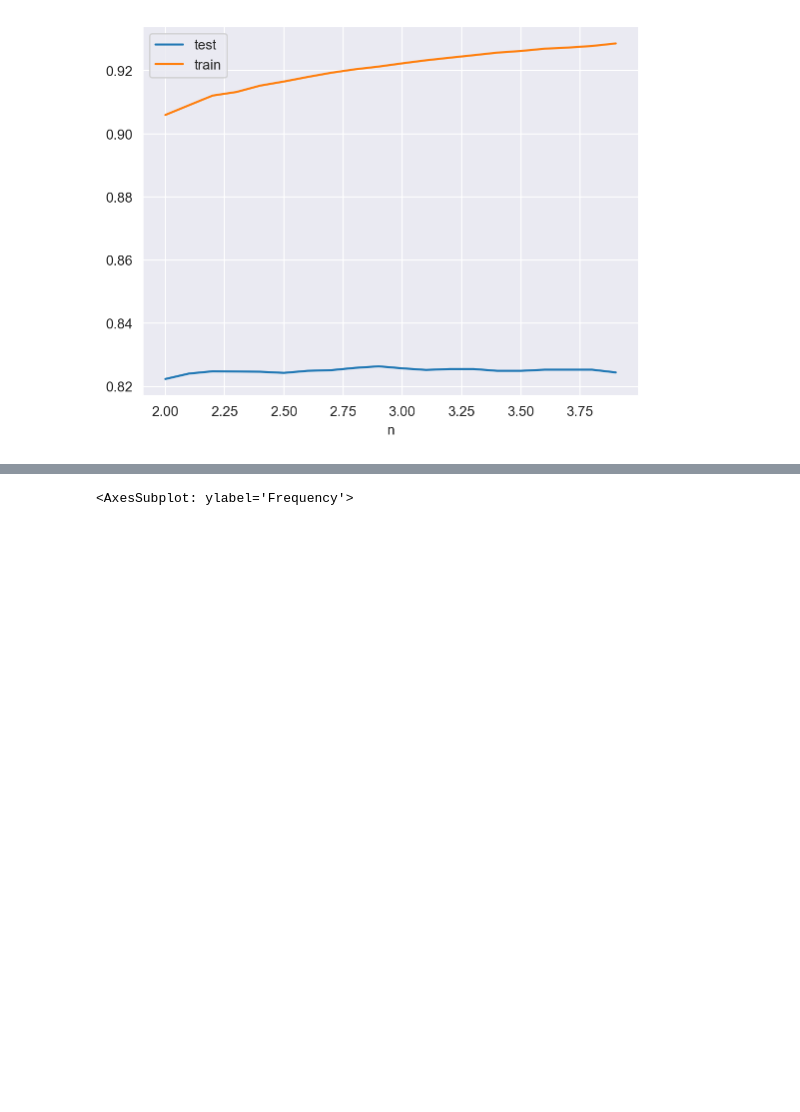
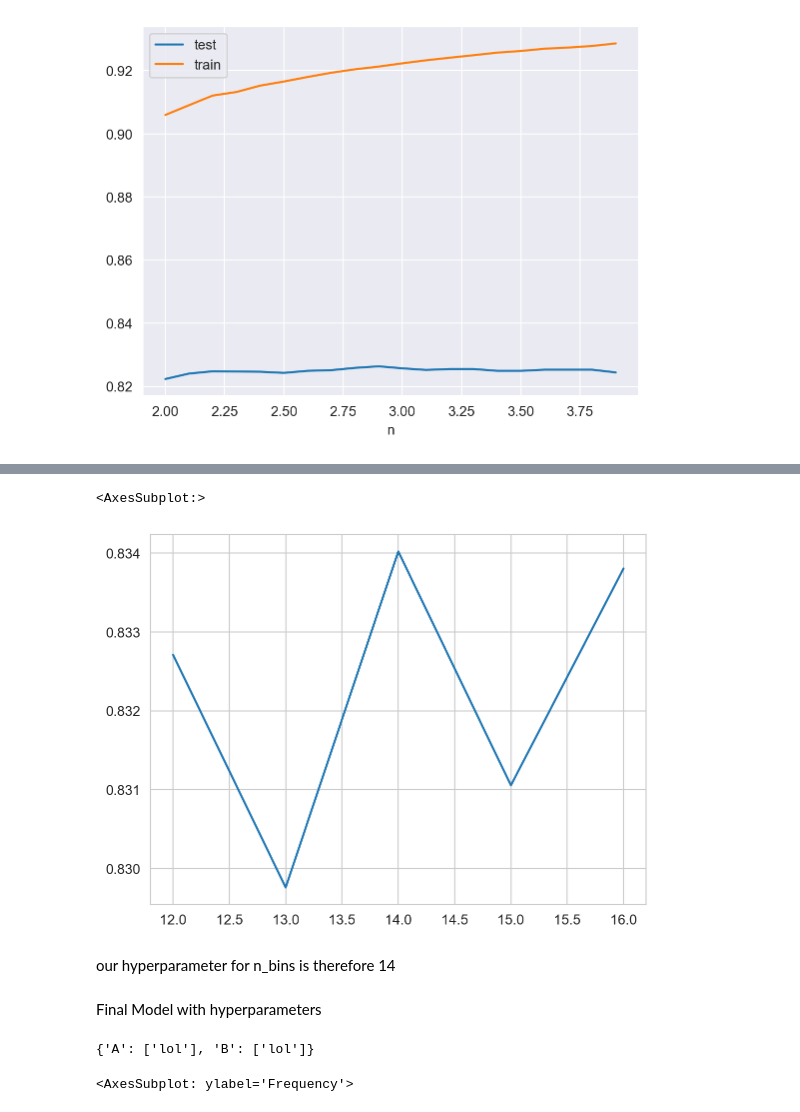
Before and after one commit to pemukl/dsc80-stock-prediction, a Jupyter notebook: stocks.ipynb, the cells around one changed output, grey strips where cells are left out. Saved outputs shown, nothing was run; the diff lists cells and outputs as text; code cells hidden in the pictures; blank space fills up the shorter version.

Commit message:
JM | final model and summary

```diff
--- a/stocks.ipynb
+++ b/stocks.ipynb
@@ -181,6 +156,7 @@ NameError: name 'X' is not defined
 from sklearn.preprocessing import KBinsDiscretizer
 from stdscaler import StdScalerByGroup
 import time, datetime
+res = []
 year_prefix_hotencode = Pipeline([
     ("transform-date-to-int", FunctionTransformer(lambda x : x["transaction_date"].apply(lambda x : time.mktime(datetime.datetime.strptime(x, "%Y-%m-%d").timetuple())))),
     ("to-2d-df", FunctionTransformer(lambda x : pd.DataFrame(x))),
@@ -195,12 +171,10 @@ transformers=[
 )
 pl = Pipeline([
     ('preproc', preproc),
-    ('embedding', SVC(C=3, class_weight={"REP":0.65, "DEM": 0.34})),
+    ('embedding', SVC()),
 ])
-res = {}
-for x in range(1):
-    print(x)
-    X_train, X_test, y_train, y_test = train_test_split(X, y.values.ravel())
+for x in range(25):
+    X_train, X_test, y_train, y_test = train_test_split(X, y.values.ravel(), random_state=x)
     pl.fit(X_train, y_train)
     res.append(pl.score(X_test, y_test))
 pd.Series(res).hist()
@@ -231,5 +180,0 @@ dtype: int64
-# %%
-preproc.fit(X)
-data = preproc.transform(X)
-df = pd.DataFrame(data.toarray())
-df.isna()
@@ -324,0 +235,28 @@ df.set_index("n").plot()
+# %%
+from sklearn.preprocessing import KBinsDiscretizer
+from stdscaler import StdScalerByGroup
+import time, datetime
+res = {}
+for n in range(2, 17):
+    res[n] = []
+    year_prefix_hotencode = Pipeline([
+        ("transform-date-to-int", FunctionTransformer(lambda x : x["transaction_date"].apply(lambda x : time.mktime(datetime.datetime.strptime(x, "%Y-%m-%d").timetuple())))),
+        ("to-2d-df", FunctionTransformer(lambda x : pd.DataFrame(x))),
+        ("bins", KBinsDiscretizer(n_bins=n)),
+    ])
+    preproc = ColumnTransformer(
+    transformers=[
+        ('amount', OneHotEncoder(handle_unknown='ignore'), ["amount", "type", "ticker"]),
+        ('year', year_prefix_hotencode, ["transaction_date"]),
+        ('stdscalerbygroup', StdScalerByGroup(), ["type", "amount"])
+    ]
+    )
+    pl = Pipeline([
+        ('preproc', preproc),
+        ('embedding', SVC(C=3)),
+    ])
+    for x in range(25):
+        X_train, X_test, y_train, y_test = train_test_split(X, y.values.ravel(), random_state=x)
+        pl.fit(X_train, y_train)
+        res[n].append(pl.score(X_test, y_test))
+pd.Series(res).apply(lambda x : np.mean(x)).plot()
@@ -325,3 +281,40 @@ df.set_index("n").plot()
+# %%
+pd.Series(res).apply(lambda x : np.mean(x)).plot()
+# %% [output]
+<AxesSubplot:>
+[figure, added]
+# %% [markdown]
+our hyperparameter for n_bins is therefore 14
+# %% [markdown]
+Final Model with hyperparameters
+# %%
+from sklearn.preprocessing import KBinsDiscretizer
+from stdscaler import StdScalerByGroup
+import time, datetime
+res = []
+year_prefix_hotencode = Pipeline([
+    ("transform-date-to-int", FunctionTransformer(lambda x : x["transaction_date"].apply(lambda x : time.mktime(datetime.datetime.strptime(x, "%Y-%m-%d").timetuple())))),
+    ("to-2d-df", FunctionTransformer(lambda x : pd.DataFrame(x))),
+    ("bins", KBinsDiscretizer(n_bins=14)),
+])
+preproc = ColumnTransformer(
+transformers=[
+    ('amount', OneHotEncoder(handle_unknown='ignore'), ["amount", "type", "ticker"]),
+    ('year', year_prefix_hotencode, ["transaction_date"]),
+    ('stdscalerbygroup', StdScalerByGroup(), ["type", "amount"])
+]
+)
+pl = Pipeline([
+    ('preproc', preproc),
+    ('embedding', SVC(C=2.9)),
+])
+for x in range(25):
+    X_train, X_test, y_train, y_test = train_test_split(X, y.values.ravel(), random_state=x)
+    pl.fit(X_train, y_train)
+    res.append(pl.score(X_test, y_test))
+np.mean(res)
+# %% [output]
+{'A': ['lol'], 'B': ['lol']}
 # %%
 res = {"test":[],"train":[]}
 for _ in range(100):
```
Also changed, not shown: parts of 12 cells of this notebook.
